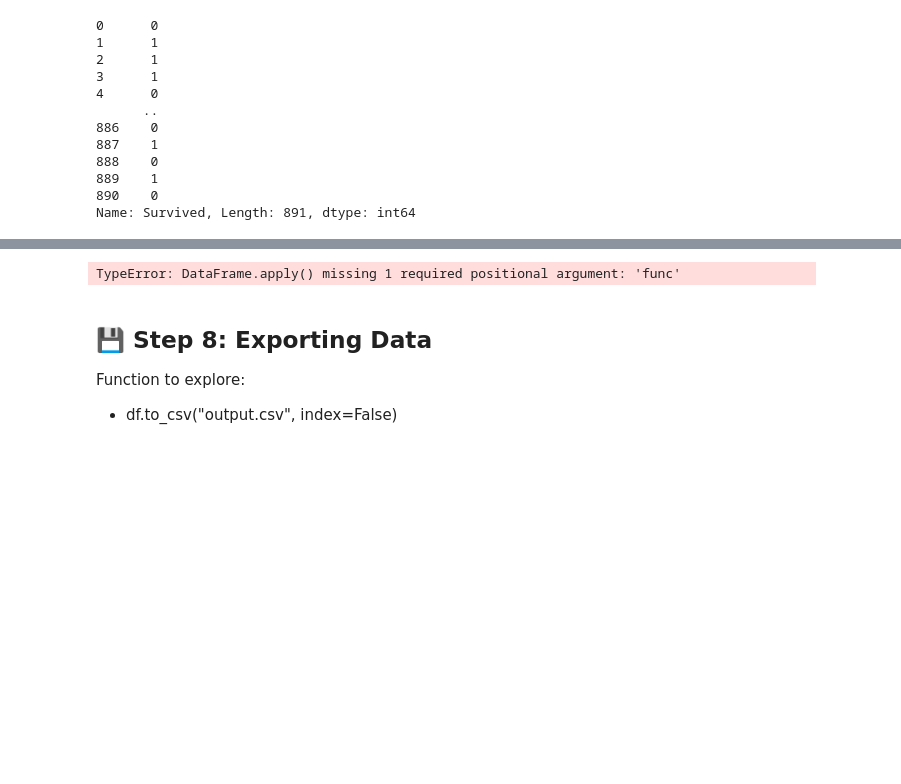
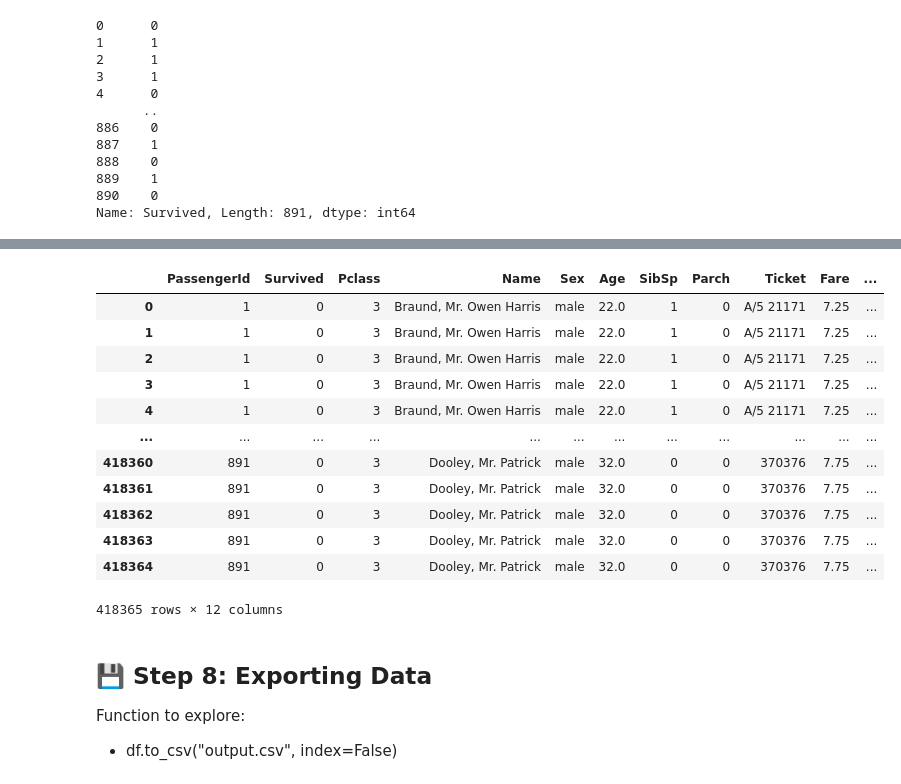
Before and after one commit to sebasrt97/Pandas, a Jupyter notebook: Titanic_Pandas_Practice_Notebook.ipynb, the cells around one changed output, grey strips where cells are left out. Saved outputs shown, nothing was run; the diff lists cells and outputs as text; code cells hidden in the pictures; blank space fills up the shorter version.

```diff
--- a/Titanic_Pandas_Practice_Notebook.ipynb
+++ b/Titanic_Pandas_Practice_Notebook.ipynb
@@ -439,7 +439,8 @@ df.assign()
 | 890 | 891 | 0 | 3 | Dooley, Mr. Patrick | male | 32.0 | 0 | 0 | 370376 | 7.7500 | ... |
 891 rows × 13 columns
 # %%
-df.apply('Survived',axis=1)
+data1= df.apply('Survived')
+data1
 #Aplica a cada columna o fila con el axis, dentro de los argumentos, se puede aplicar un funcion para filtrar como un minimo, maximo, media....
 # donde f seria la funcion que se pasa
 # %% [output]
@@ -461,9 +477,22 @@ df.pd.concat(df, axis = eje)
 # %%
-df.pd.merge(df1, df2, on = clave, how = tipo)
+df_merged = pd.merge(df, data1, on='Survived', how='left')
+df_merged
 #Deveulve el dataframe que resulta de mezclar 2, un df1 y otro df2(pasados por argumentos )
 #Usando como claves las columnas de la lista de clave siguiendo el metodo de tipo(argumento how = tipo) inner, left, right, outer
 # %% [output]
+|  | PassengerId | Survived | Pclass | Name | Sex | Age | SibSp | Parch | Ticket | Fare | ... |
+| 0 | 1 | 0 | 3 | Braund, Mr. Owen Harris | male | 22.0 | 1 | 0 | A/5 21171 | 7.25 | ... |
+| 1 | 1 | 0 | 3 | Braund, Mr. Owen Harris | male | 22.0 | 1 | 0 | A/5 21171 | 7.25 | ... |
+| 2 | 1 | 0 | 3 | Braund, Mr. Owen Harris | male | 22.0 | 1 | 0 | A/5 21171 | 7.25 | ... |
+| 3 | 1 | 0 | 3 | Braund, Mr. Owen Harris | male | 22.0 | 1 | 0 | A/5 21171 | 7.25 | ... |
+| 4 | 1 | 0 | 3 | Braund, Mr. Owen Harris | male | 22.0 | 1 | 0 | A/5 21171 | 7.25 | ... |
+| ... | ... | ... | ... | ... | ... | ... | ... | ... | ... | ... | ... |
+| 418360 | 891 | 0 | 3 | Dooley, Mr. Patrick | male | 32.0 | 0 | 0 | 370376 | 7.75 | ... |
+| 418361 | 891 | 0 | 3 | Dooley, Mr. Patrick | male | 32.0 | 0 | 0 | 370376 | 7.75 | ... |
+| 418362 | 891 | 0 | 3 | Dooley, Mr. Patrick | male | 32.0 | 0 | 0 | 370376 | 7.75 | ... |
+| 418363 | 891 | 0 | 3 | Dooley, Mr. Patrick | male | 32.0 | 0 | 0 | 370376 | 7.75 | ... |
+| 418364 | 891 | 0 | 3 | Dooley, Mr. Patrick | male | 32.0 | 0 | 0 | 370376 | 7.75 | ... |
-TypeError: DataFrame.apply() missing 1 required positional argument: 'func'
+418365 rows × 12 columns
 # %% [markdown]
 
 ## 💾 Step 8: Exporting Data
```
Also changed, not shown: parts of 1 cell of this notebook.
